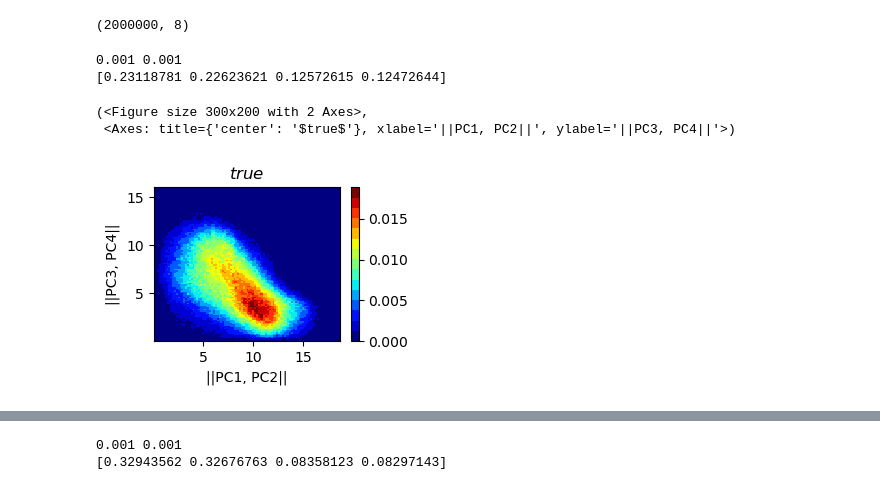
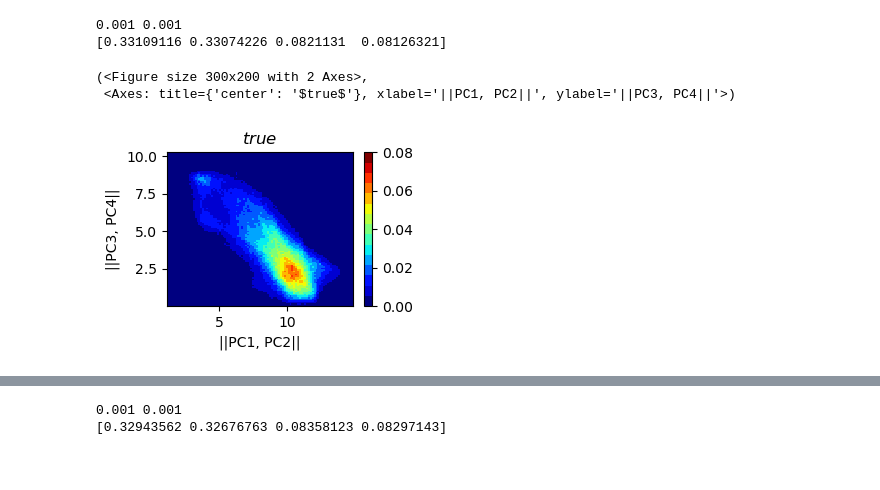
Before and after one commit to DLR-PA-EVA/schoenfeld26james_PrognosticMemoryParmeterizations, a Jupyter notebook: regime_analysis.ipynb, the cells around one changed output, grey strips where cells are left out. Drawn from its saved outputs; the diff is of its cells as text; code cells hidden in the pictures.

Commit message:
working ODE_Z parametrization

```diff
--- a/regime_analysis.ipynb
+++ b/regime_analysis.ipynb
@@ -17,15 +17 @@ Detected IPython. Loading juliacall extension. See https://juliapy.github.io/Pyt
 Using device: cpu
-# %%
-import os
-# X = np.load('X.npy')
-
-files = os.listdir('Xs')
-files.sort()
-X = []
-for file in files:
-    arr = np.load(os.path.join('Xs', file))
-    X.append(arr)
-
-X = np.vstack(X)
-title = 'truth'
-X.shape
@@ -34,6 +17,0 @@ X.shape
-# %%
-# L96 = L96TwoLevel_updated(X_init=None, Y_init=None, save_dt=.005, K=8, J=32, h=1, F=20, c=10, b=10, dt=0.001, noprog=False)
-# L96 = L96TwoLevel_updated(X_init=None, Y_init=None, save_dt=.005, K=36, J=10, h=1, F=10, c=10, b=10, dt=0.001, noprog=False)
-L96 = L962LvlMem(X_init=None, Y_init=None, save_dt=.005, K=8, J=32, h=1, F=20, c=10, b=10, dt=0.001, m=.1, tau=100)
-MTUs = 2_00
-L96.iterate(MTUs)
@@ -201,23 +162,3 @@ files
-# %%
-path, title = 'online_runs/nn/input_lagg=500/time=1000000_m=0.001_tau=0.001.pkl', 'NN1000'
-path, title = 'online_runs/baseline_nn/input_lagg=0/time=1000000_m=0.001_tau=0.001.pkl', 'NN0'
-path, title = 'online_runs/NN+AE/input_lagg=500/time=1000000_m=0.001_tau=0.001.pkl', 'NN+AE_1d_500dt'
-path, title = 'online_runs/NO_PARAMETRIZATION/time=10000000_m=0.001_tau=0.001.pkl', 'truth'
-
-#path, title = 'online_runs/NO_PARAMETRIZATION/' + files[8], 'truth'
-
-
-with open(path, 'rb') as file:
-        L96 = pickle.load(file)
-
-m = float(re.search(r'm=([\d.]+)', path).group(1))
-tau = float(re.search(r'tau=([\d.]+)', path).group(1)[:-1])
-#title = f'm={round(m, 3)}, tau={round(tau, 3)}'
-X = L96.history.X.values
-X = X[::5, :]
-X.shape
-# %% [output]
-(2000000, 8)
 # %%
 def get_X(path=None, model_name='NN+AE'):
     if not path:
@@ -277,11 +218,11 @@ def plot_regimes(X, title):
 
     return fig, ax
 # %%
-plot_regimes(get_X(path='online_runs/NO_PARAMETRIZATION/time=10000000_m=1.0_tau=100.0.pkl'),
+plot_regimes(get_X(path='online_runs/NO_PARAMETRIZATION/time=10000000_m=0.001_tau=0.001.pkl'),
              title=r'$true$')
 # %% [output]
 0.001 0.001
-[0.23118781 0.22623621 0.12572615 0.12472644]
+[0.33109116 0.33074226 0.0821131  0.08126321]
 (<Figure size 300x200 with 2 Axes>,
  <Axes: title={'center': '$true$'}, xlabel='||PC1, PC2||', ylabel='||PC3, PC4||'>)
-[figure, old version]
+[figure, new version]
```
Also changed, not shown: parts of 6 cells of this notebook, 6 other files.
